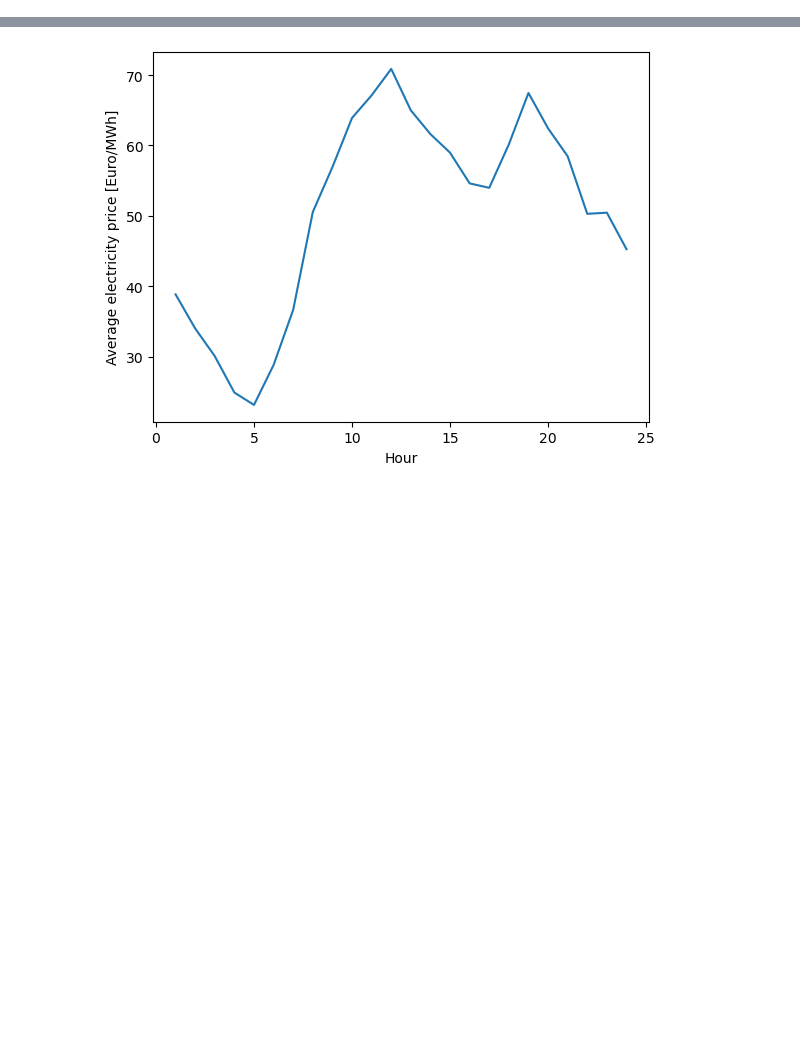
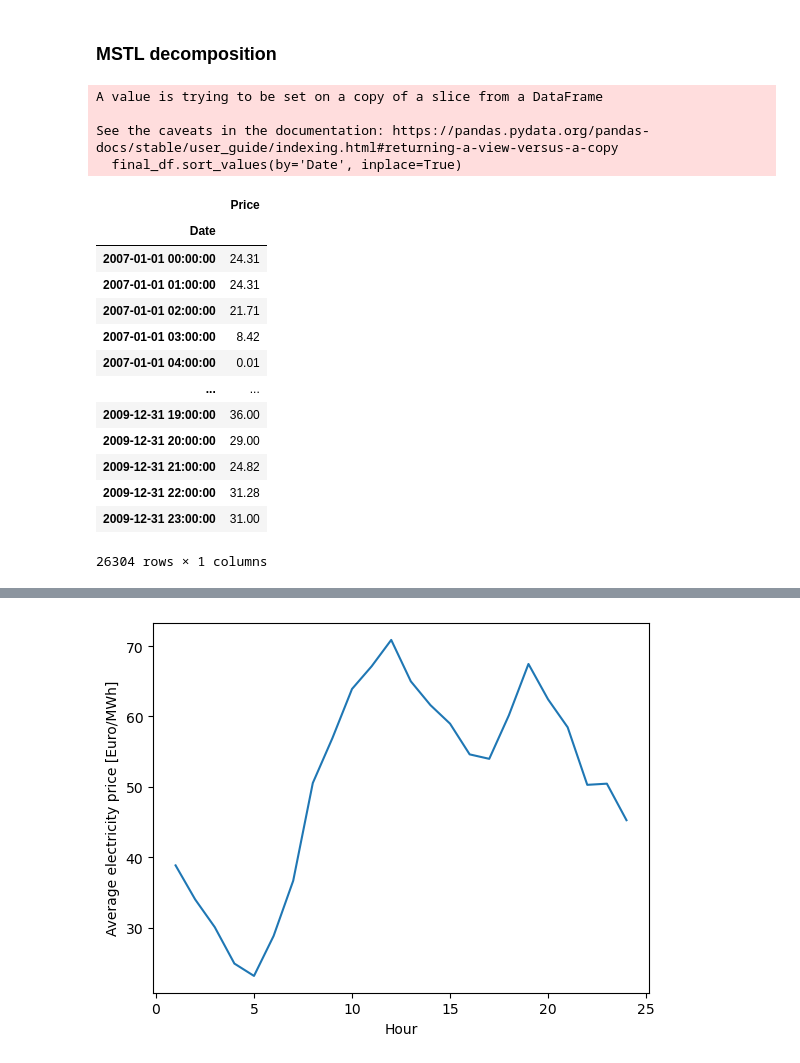
Before and after one commit to aeli3/RL-Project-2024, a Jupyter notebook: Visualisation.ipynb, the cells around one changed output, grey strips where cells are left out. Cells and saved outputs as stored; diff of their text form; code cells hidden in the pictures; blank space fills up the shorter version.

```diff
--- a/Visualisation.ipynb
+++ b/Visualisation.ipynb
@@ -66,4 +122,42 @@ plt.show()
+# %% [markdown]
+### MSTL decomposition
 # %%
-train.shape
-indices = train[train['daily average']>250].index #maybe remove these
-train=train.drop(indices)
+# Melt dataframe
+melted_df = pd.melt(train, id_vars=['PRICES', 'month', 'day', 'year', 'day of week'],
+                    var_name='Hour', value_name='Price')
+
+# Extract Hour
+melted_df['Hour'] = melted_df['Hour'].str.extract('(\d+)')
+
+# Change to numeric
+melted_df['Hour'] = pd.to_numeric(melted_df['Hour']) - 1
+
+# Combine 'PRICES' and 'Hour'
+melted_df['Date'] = pd.to_datetime(melted_df['PRICES']) + pd.to_timedelta(melted_df['Hour'], unit='h')
+
+# Keep only the 'Date' and 'Price' columns
+final_df = melted_df[['Date', 'Price']]
+
+final_df.sort_values(by='Date', inplace=True)
+final_df.set_index('Date', inplace=True)
+
+final_df
+# %% [output]
+A value is trying to be set on a copy of a slice from a DataFrame
+
+See the caveats in the documentation: https://pandas.pydata.org/pandas-docs/stable/user_guide/indexing.html#returning-a-view-versus-a-copy
+  final_df.sort_values(by='Date', inplace=True)
+|  | Price |
+| Date |  |
+| 2007-01-01 00:00:00 | 24.31 |
+| 2007-01-01 01:00:00 | 24.31 |
+| 2007-01-01 02:00:00 | 21.71 |
+| 2007-01-01 03:00:00 | 8.42 |
+| 2007-01-01 04:00:00 | 0.01 |
+| ... | ... |
+| 2009-12-31 19:00:00 | 36.00 |
+| 2009-12-31 20:00:00 | 29.00 |
+| 2009-12-31 21:00:00 | 24.82 |
+| 2009-12-31 22:00:00 | 31.28 |
+| 2009-12-31 23:00:00 | 31.00 |
+26304 rows × 1 columns
```
Also changed, not shown: parts of 10 cells of this notebook.
